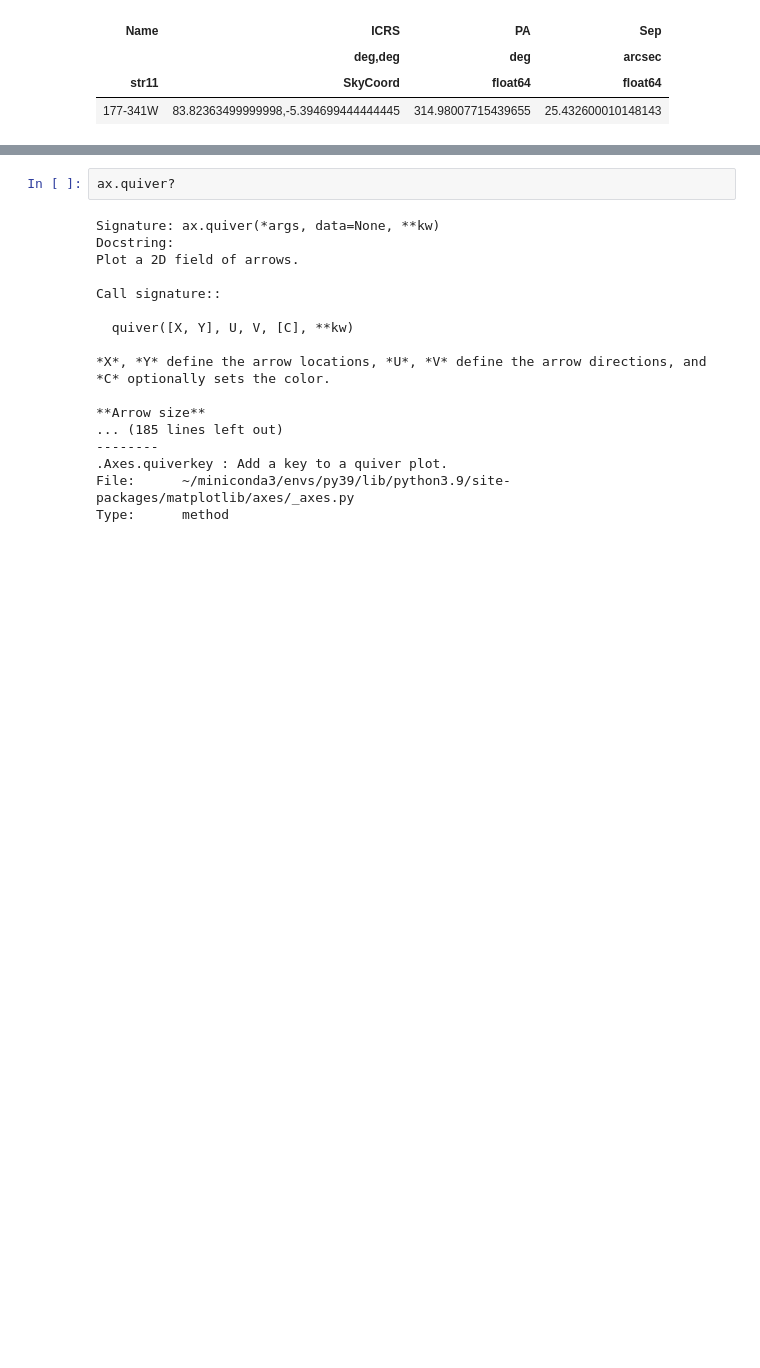
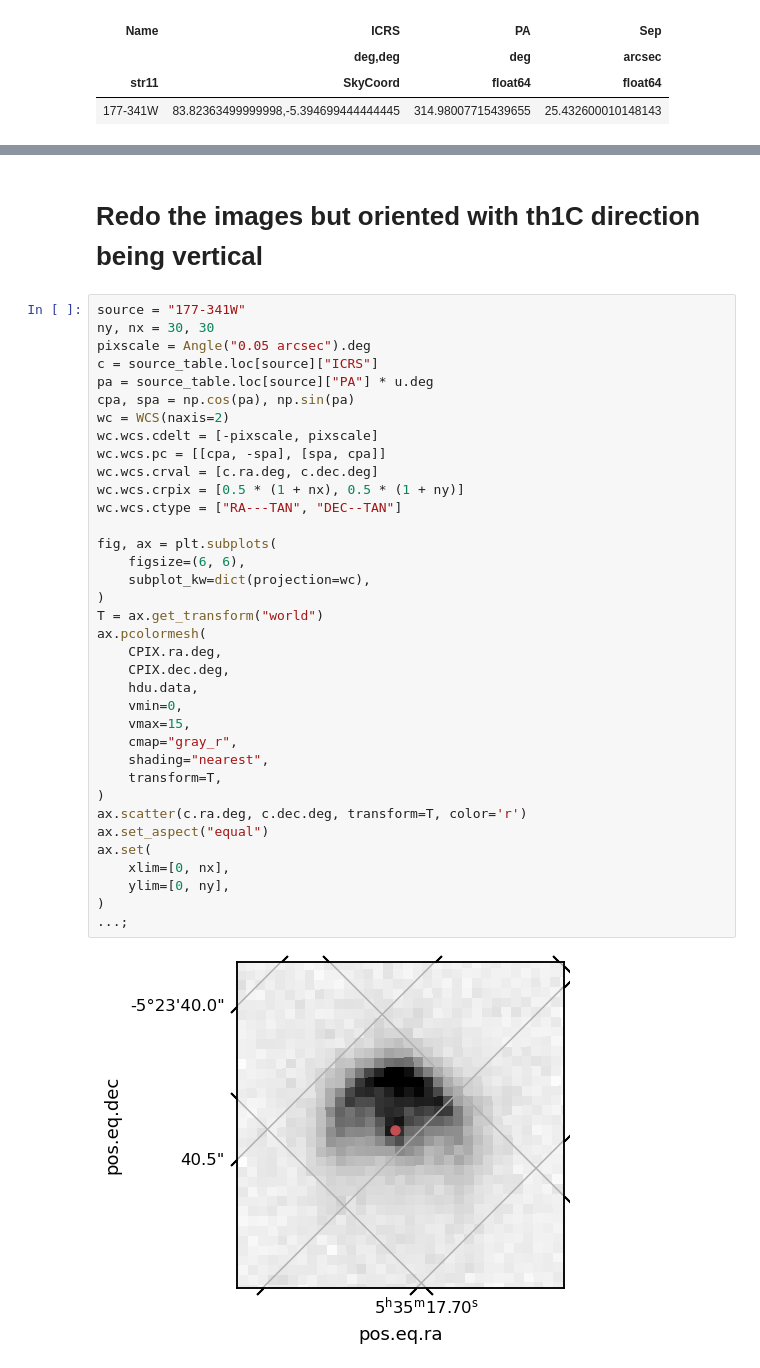
Before and after one commit to will-henney/neutral-proplyds, a Jupyter notebook: notebooks/00-profiles-PC.ipynb, the cells around one changed output, grey strips where cells are left out. Cells and saved outputs as stored; diff of their text form; blank space fills up the shorter version.

```diff
--- a/notebooks/00-profiles-PC.ipynb
+++ b/notebooks/00-profiles-PC.ipynb
@@ -284,20 +253,40 @@ ax.set(
-# %%
-ax.quiver?
-# %% [output]
-Signature: ax.quiver(*args, data=None, **kw)
-Docstring:
-Plot a 2D field of arrows.
-
-Call signature::
-
-  quiver([X, Y], U, V, [C], **kw)
-
-*X*, *Y* define the arrow locations, *U*, *V* define the arrow directions, and
-*C* optionally sets the color.
-
-**Arrow size**
-... (185 lines left out)
---------
-.Axes.quiverkey : Add a key to a quiver plot.
-File:      ~/miniconda3/envs/py39/lib/python3.9/site-packages/matplotlib/axes/_axes.py
-Type:      method
+# %% [markdown]
+# Redo the images but oriented with th1C direction being vertical
+# %%
+source = "177-341W"
+ny, nx = 30, 30
+pixscale = Angle("0.05 arcsec").deg
+c = source_table.loc[source]["ICRS"]
+pa = source_table.loc[source]["PA"] * u.deg
+cpa, spa = np.cos(pa), np.sin(pa)
+wc = WCS(naxis=2)
+wc.wcs.cdelt = [-pixscale, pixscale]
+wc.wcs.pc = [[cpa, -spa], [spa, cpa]]
+wc.wcs.crval = [c.ra.deg, c.dec.deg]
+wc.wcs.crpix = [0.5 * (1 + nx), 0.5 * (1 + ny)]
+wc.wcs.ctype = ["RA---TAN", "DEC--TAN"]
+
+fig, ax = plt.subplots(
+    figsize=(6, 6),
+    subplot_kw=dict(projection=wc),
+)
+T = ax.get_transform("world")
+ax.pcolormesh(
+    CPIX.ra.deg,
+    CPIX.dec.deg,
+    hdu.data,
+    vmin=0,
+    vmax=15,
+    cmap="gray_r",
+    shading="nearest",
+    transform=T,
+)
+ax.scatter(c.ra.deg, c.dec.deg, transform=T, color='r')
+ax.set_aspect("equal")
+ax.set(
+    xlim=[0, nx],
+    ylim=[0, ny],
+)
+...;
+# %% [output]
+[figure, added]
```
Also changed, not shown: parts of 23 cells of this notebook, 1 other file.
